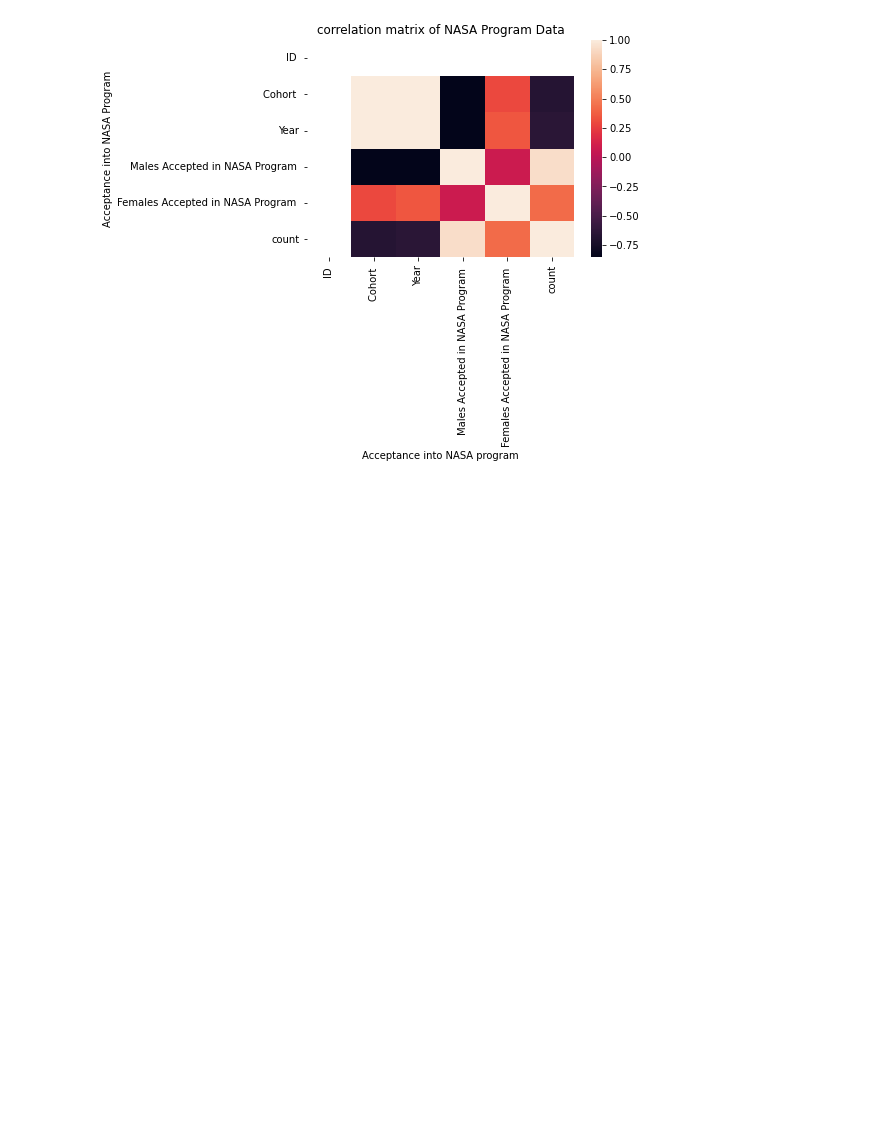
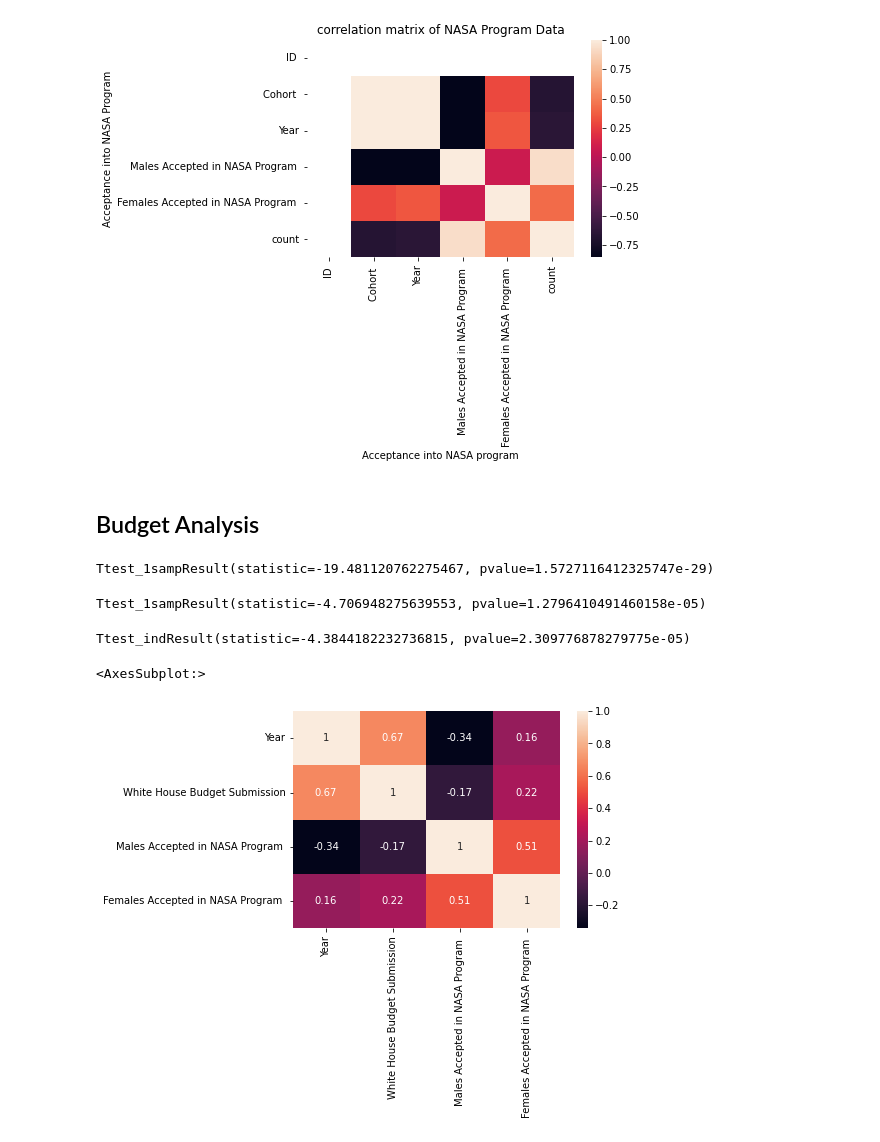
Before and after one commit to rhreich34/NASA-Hiring-Rate, a Jupyter notebook: Final_Notebook.ipynb, the cells around one changed output. Cells and saved outputs as stored; diff of their text form; code cells hidden in the pictures; blank space fills up the shorter version.

```diff
--- a/Final_Notebook.ipynb
+++ b/Final_Notebook.ipynb
@@ -78,6 +82,8 @@ dataframebudget.head()
 | 2 | 1961 | 964.6 | NaN | NaN |
 | 3 | 1962 | 1940.3 | 100.0 | 0.0 |
 | 4 | 1963 | 3787.3 | 100.0 | 0.0 |
+# %%
+dataframebudget=dataframebudget.fillna(0)
 # %%
 dataframe1=pd.DataFrame(dataframe1)
 dataframe3=pd.DataFrame(dataframe3)
@@ -441,3 +458,29 @@ a.set(xlabel=("Acceptance into NASA program"),ylabel=("Acceptance into NASA Prog
  Text(32.999999999999986, 0.5, 'Acceptance into NASA Program'),
  Text(0.5, 1.0, 'correlation matrix of NASA Program Data')]
 [figure]
+# %% [markdown]
+## Budget Analysis
+# %%
+# What is the difference between men getting accepted versus women?
+stats.ttest_1samp(a=dataframebudget['Females Accepted in NASA Program '], popmean=30)
+# %% [output]
+Ttest_1sampResult(statistic=-19.481120762275467, pvalue=1.5727116412325747e-29)
+# %%
+# Single Sample t-test for Females
+stats.ttest_1samp(a=dataframebudget['Males Accepted in NASA Program '], popmean=50)
+# %% [output]
+Ttest_1sampResult(statistic=-4.706948275639553, pvalue=1.2796410491460158e-05)
+# %%
+#Independent T-Test
+from scipy import stats
+from scipy.stats import ttest_ind
+ttest_ind(dataframebudget['Females Accepted in NASA Program ']
+, dataframebudget['Males Accepted in NASA Program '])
+# %% [output]
+Ttest_indResult(statistic=-4.3844182232736815, pvalue=2.309776878279775e-05)
+# %%
+# Do more women or men get hired when the budget is hire or lower?
+sns.heatmap(dataframebudget.corr(), annot=True)
+# %% [output]
+<AxesSubplot:>
+[figure, added]
```
Also changed, not shown: parts of 7 cells of this notebook, 1 other file.
